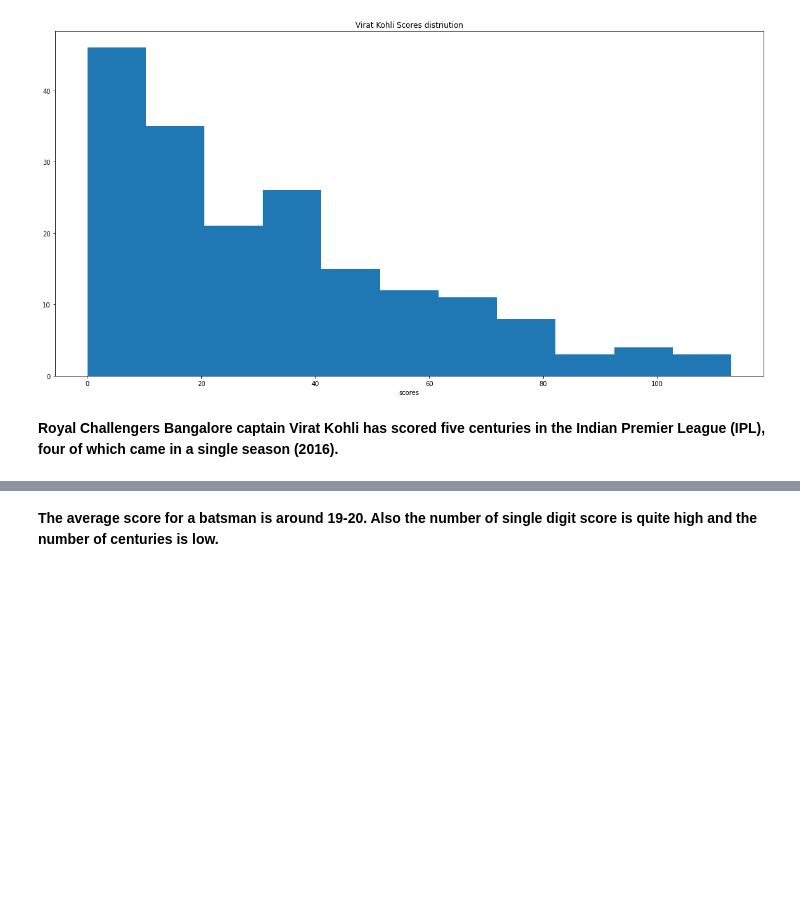
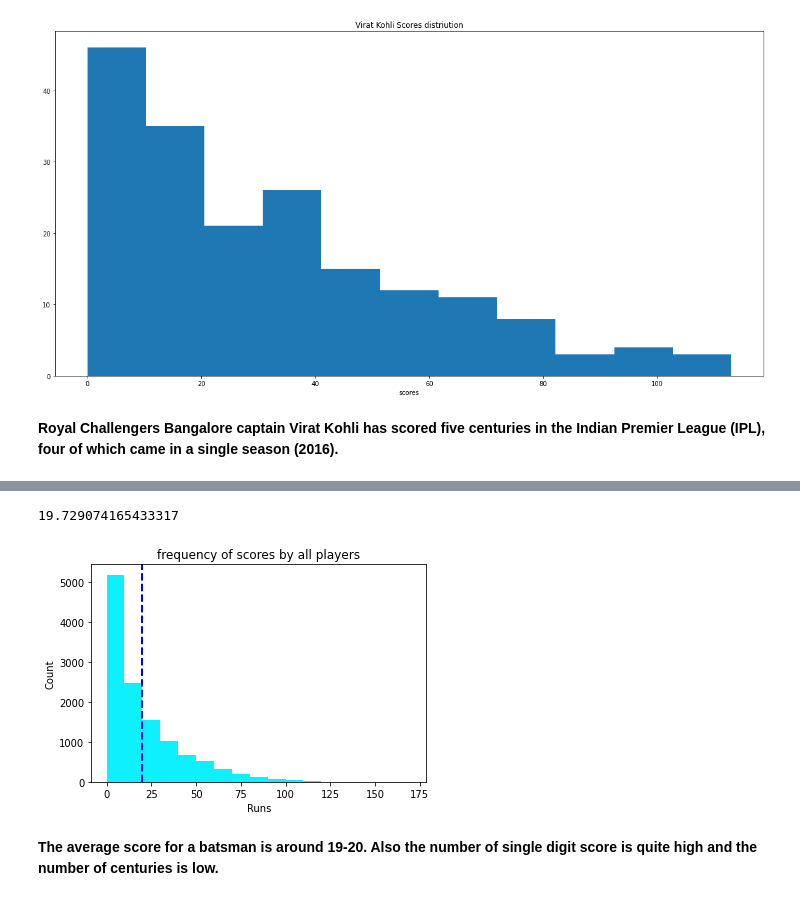
Before and after one commit to mouryag/ViratIPLstats, a Jupyter notebook: viratkohli.ipynb, the cells around one changed output, grey strips where cells are left out. Cells and saved outputs as stored; diff of their text form; code cells hidden in the pictures; blank space fills up the shorter version.

```diff
--- a/viratkohli.ipynb
+++ b/viratkohli.ipynb
@@ -155,3 +178,20 @@ plt.show()
+# %%
+all_scores = df_btb.groupby(['id','batsman'])['batsman_runs'].sum()
+# %%
+all_scores.values.mean()
+# %% [output]
+19.729074165433317
+# %%
+bins=range(0,180,10)
+plt.hist(all_scores.values,bins,histtype="bar",rwidth=1.2,color='#0ff0ff')
+plt.xlabel('Runs')
+plt.ylabel('Count')
+plt.title('frequency of scores by all players')
+plt.axvline(all_scores.values.mean(), color='b', linestyle='dashed', linewidth=2)
+plt.plot()
+plt.show()
+# %% [output]
+[figure, added]
 # %% [markdown]
 **The average score for a batsman is around 19-20. Also the number of single digit score is quite high and the number of centuries is low.**
 # %%
```
Also changed, not shown: parts of 56 cells of this notebook.
